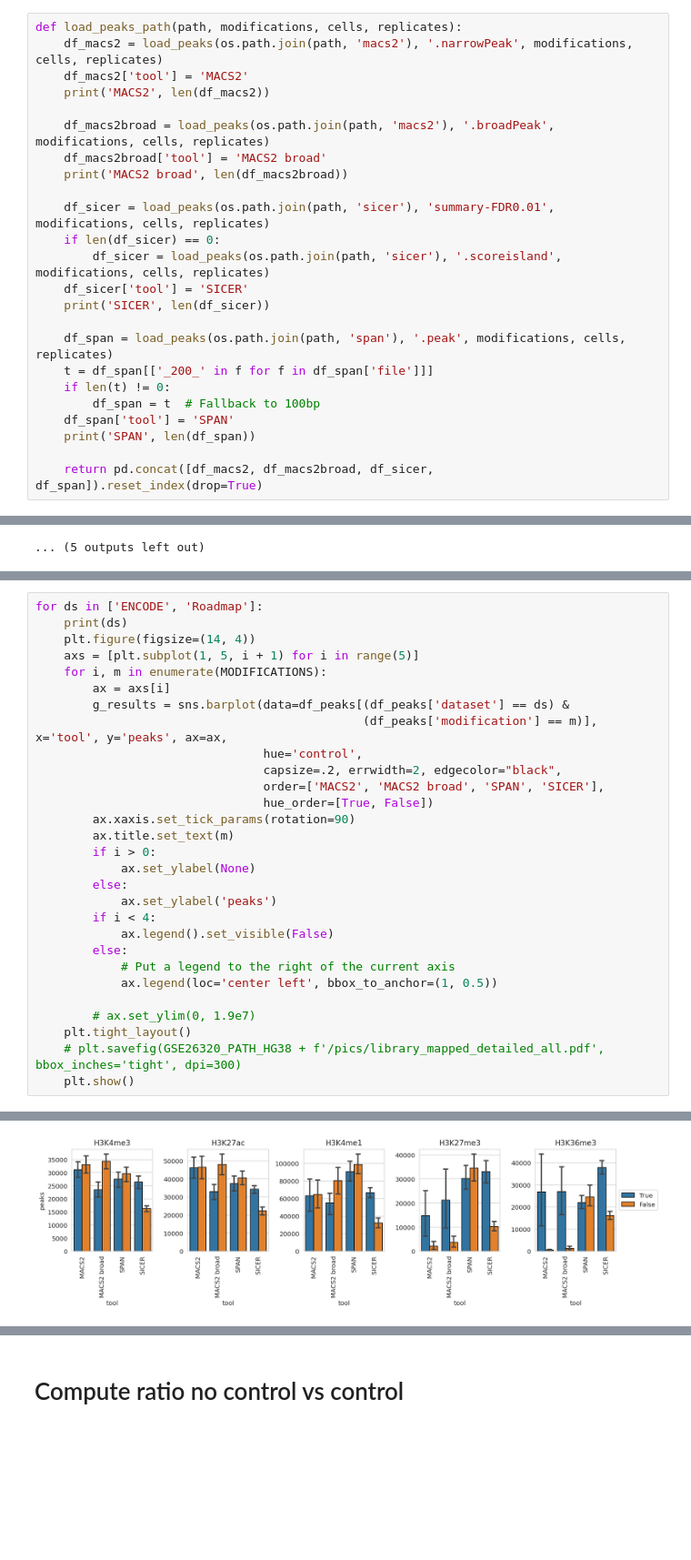
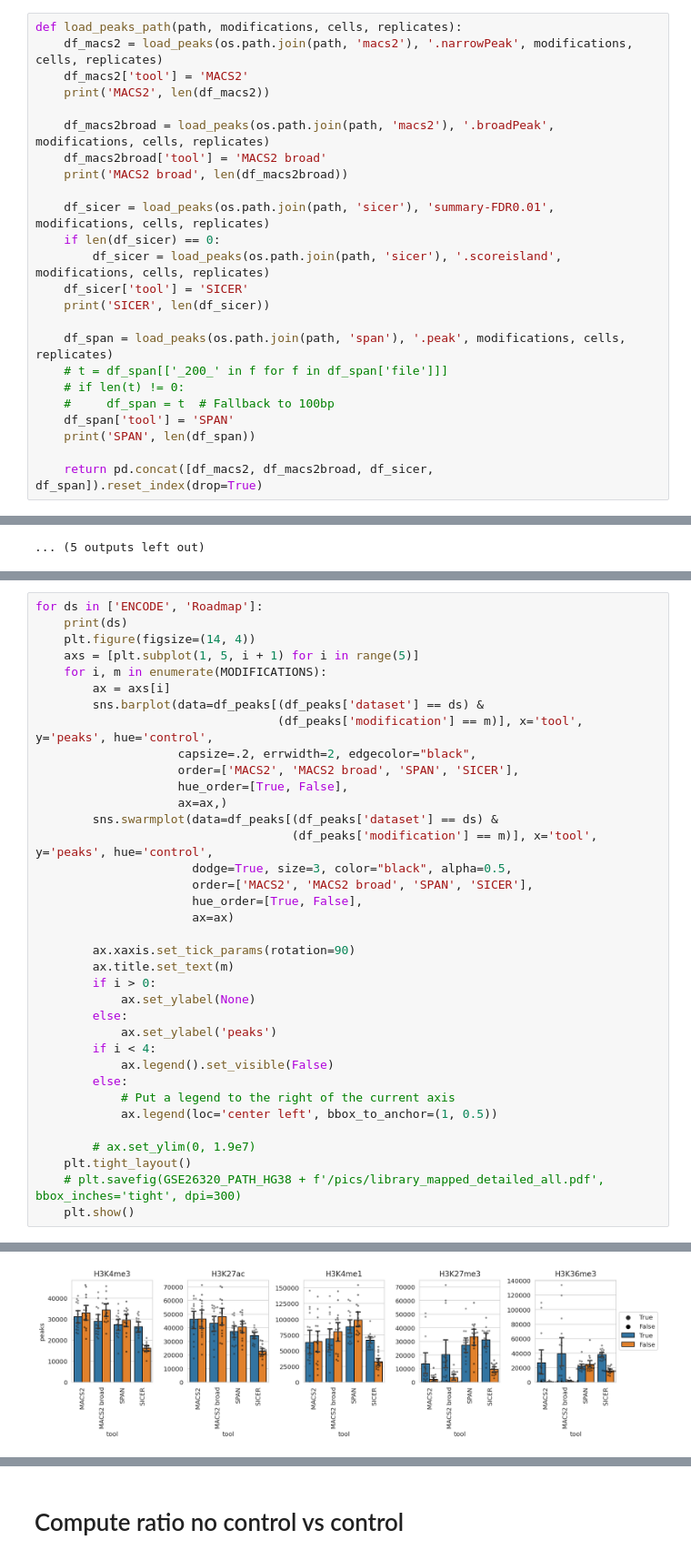
Before and after one commit to JetBrains-Research/peak-callers-analysis, a Jupyter notebook: 2023 - control.ipynb, the cells around one changed output, grey strips where cells are left out. Shown at 91% size. Saved outputs shown, nothing was run; the diff lists cells and outputs as text; blank space fills up the shorter version.

```diff
--- a/2023 - control.ipynb
+++ b/2023 - control.ipynb
@@ -113,9 +113,9 @@ def load_peaks_path(path, modifications, cells, replicates):
     print('SICER', len(df_sicer))
 
     df_span = load_peaks(os.path.join(path, 'span'), '.peak', modifications, cells, replicates)
-    t = df_span[['_200_' in f for f in df_span['file']]]
-    if len(t) != 0:
-        df_span = t  # Fallback to 100bp
+    # t = df_span[['_200_' in f for f in df_span['file']]]
+    # if len(t) != 0:
+    #     df_span = t  # Fallback to 100bp
     df_span['tool'] = 'SPAN'
     print('SPAN', len(df_span))
 
@@ -165,33 +171,40 @@ df_peaks = df_peaks.loc[[(m, c, r) not in OUTLIERS
 # %%
 for ds in ['ENCODE', 'Roadmap']:
     print(ds)
     plt.figure(figsize=(14, 4))
     axs = [plt.subplot(1, 5, i + 1) for i in range(5)]
     for i, m in enumerate(MODIFICATIONS):
         ax = axs[i]
-        g_results = sns.barplot(data=df_peaks[(df_peaks['dataset'] == ds) &
-                                              (df_peaks['modification'] == m)], x='tool', y='peaks', ax=ax,
-                                hue='control',
-                                capsize=.2, errwidth=2, edgecolor="black",
-                                order=['MACS2', 'MACS2 broad', 'SPAN', 'SICER'],
-                                hue_order=[True, False])
+        sns.barplot(data=df_peaks[(df_peaks['dataset'] == ds) &
+                                  (df_peaks['modification'] == m)], x='tool', y='peaks', hue='control',
+                    capsize=.2, errwidth=2, edgecolor="black",
+                    order=['MACS2', 'MACS2 broad', 'SPAN', 'SICER'],
+                    hue_order=[True, False],
+                    ax=ax,)
+        sns.swarmplot(data=df_peaks[(df_peaks['dataset'] == ds) &
+                                    (df_peaks['modification'] == m)], x='tool', y='peaks', hue='control',
+                      dodge=True, size=3, color="black", alpha=0.5,
+                      order=['MACS2', 'MACS2 broad', 'SPAN', 'SICER'],
+                      hue_order=[True, False],
+                      ax=ax)
+
         ax.xaxis.set_tick_params(rotation=90)
         ax.title.set_text(m)
         if i > 0:
             ax.set_ylabel(None)
         else:
             ax.set_ylabel('peaks')
         if i < 4:
             ax.legend().set_visible(False)
         else:
             # Put a legend to the right of the current axis
             ax.legend(loc='center left', bbox_to_anchor=(1, 0.5))
 
         # ax.set_ylim(0, 1.9e7)
     plt.tight_layout()
     # plt.savefig(GSE26320_PATH_HG38 + f'/pics/library_mapped_detailed_all.pdf', bbox_inches='tight', dpi=300)
     plt.show()
 # %% [output]
 ENCODE
-[figure, old version]
+[figure, new version]
 Roadmap
```
Also changed, not shown: parts of 10 cells of this notebook, 5 other files.
